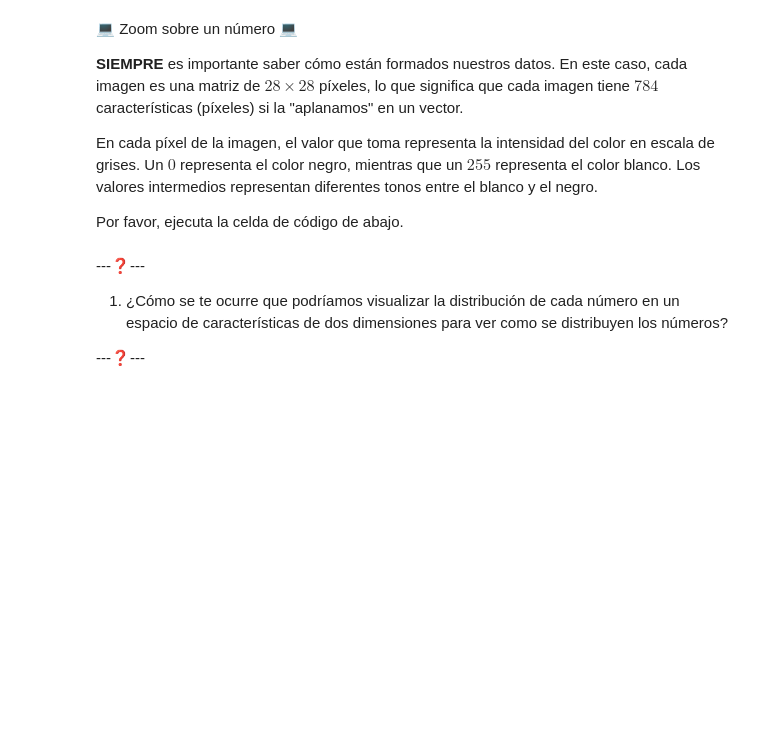
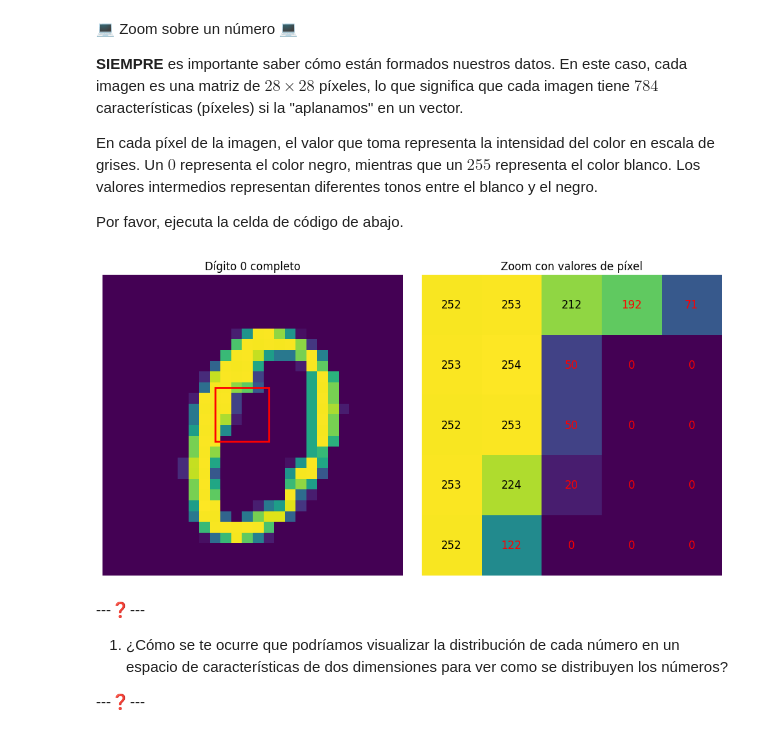
Before and after one commit to lucasbaldezzari/cdan, a Jupyter notebook: 4. Reducción de dimensionalidad.ipynb, the cells around one changed output. Drawn from its saved outputs; the diff is of its cells as text; code cells hidden in the pictures; blank space fills up the shorter version.

```diff
--- a/4. Reducción de dimensionalidad.ipynb
+++ b/4. Reducción de dimensionalidad.ipynb
@@ -130,7 +133,9 @@ Por favor, ejecuta la celda de código de abajo.
 # %%
 r_start=10
 r_end=15
-makeZoom(r_start=r_start, r_end=r_end)
+makeZoom(r_start=r_start, r_end=r_end, cmap = "viridis")
+# %% [output]
+[figure, added]
 # %% [markdown]
 ---❓---
 
```
Also changed, not shown: parts of 21 cells of this notebook, 5 other files.
